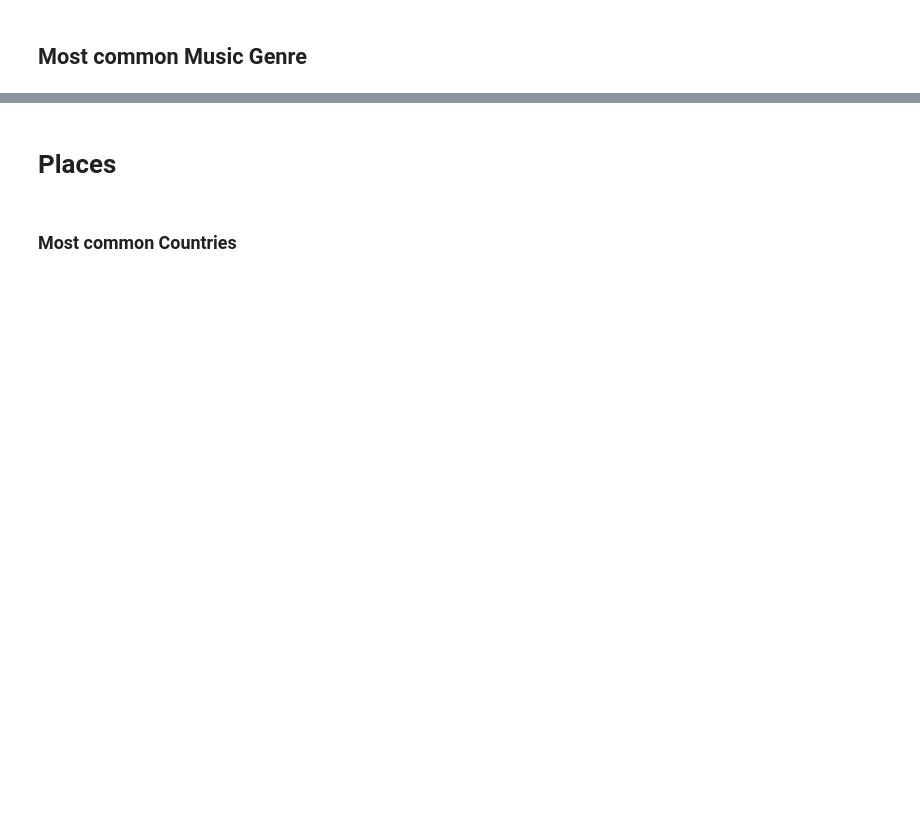
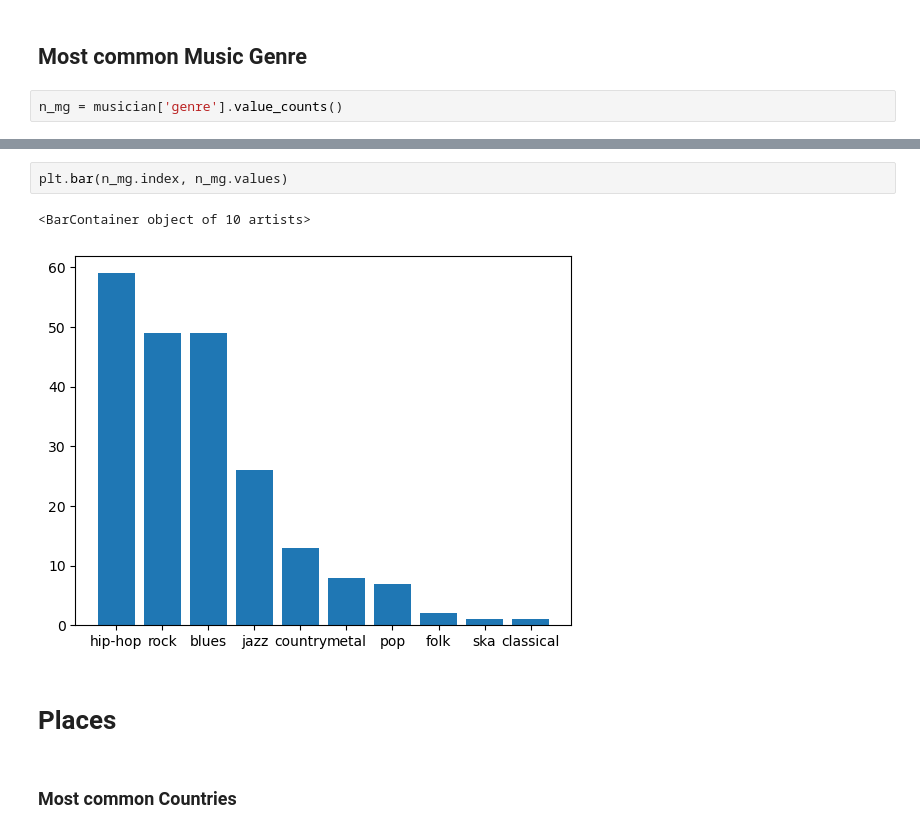
Before and after one commit to Kalincillo/data_science_music_and_death, a Jupyter notebook: music_and_death.ipynb, the cells around one changed output, grey strips where cells are left out. Drawn from its saved outputs; the diff is of its cells as text; blank space fills up the shorter version.

```diff
--- a/music_and_death.ipynb
+++ b/music_and_death.ipynb
@@ -224,2 +230,4 @@ array([11, 10,  8,  8,  8], dtype=int64)
 # %% [markdown]
 ## Most common Music Genre
+# %%
+n_mg = musician['genre'].value_counts()
@@ -226,3 +248,8 @@ array([11, 10,  8,  8,  8], dtype=int64)
+# %%
+plt.bar(n_mg.index, n_mg.values)
+# %% [output]
+<BarContainer object of 10 artists>
+[figure, added]
 # %% [markdown]
 # Places
 # %% [markdown]
```
Also changed, not shown: parts of 17 cells of this notebook.
